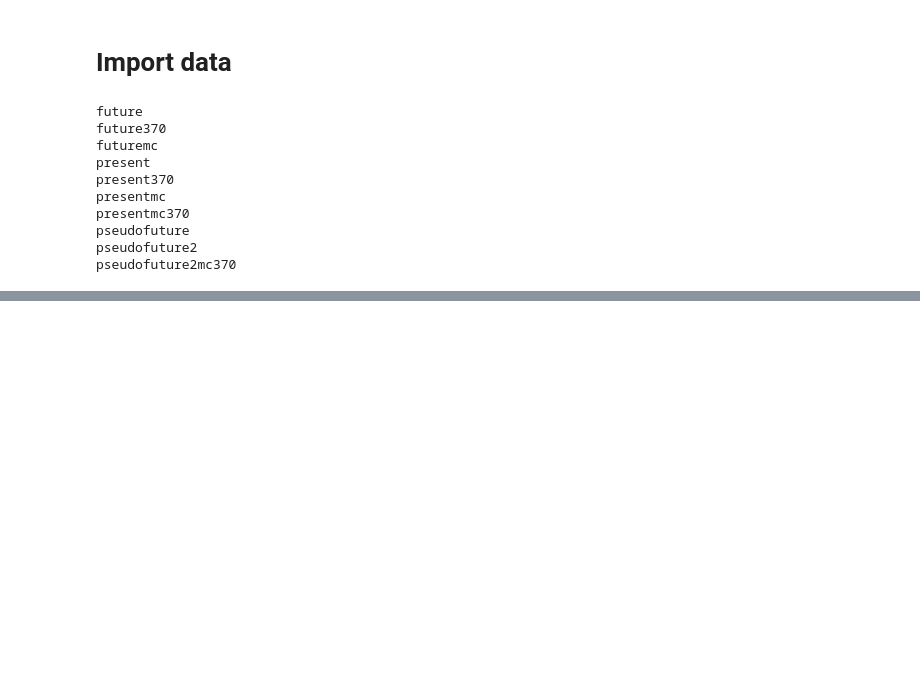
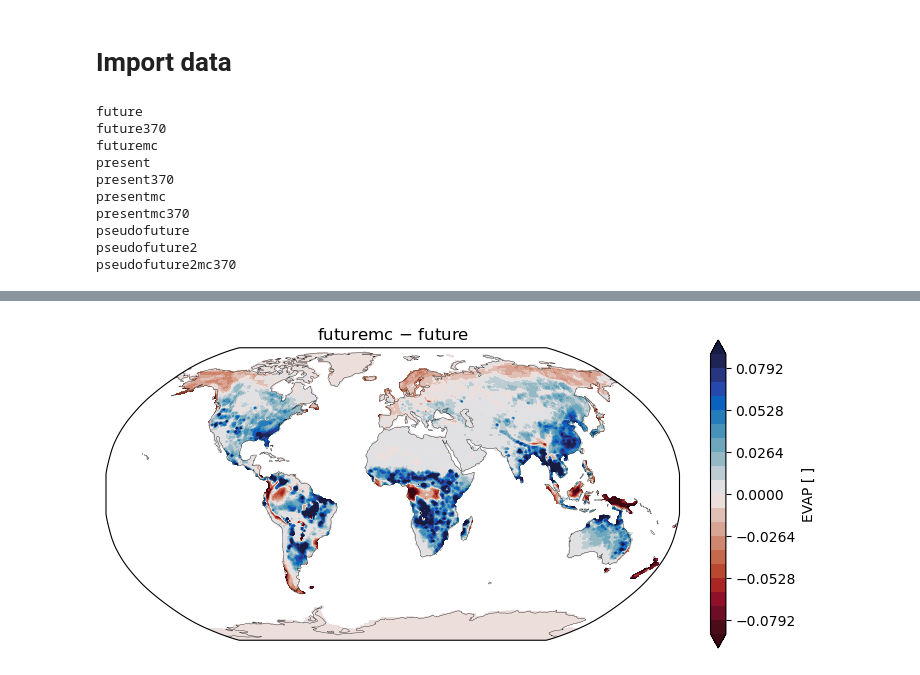
Before and after one commit to bbuchovecky/const_vpd, a Jupyter notebook: 04_scheff-et-al-2022.ipynb, the cells around one changed output, grey strips where cells are left out. Saved outputs shown, nothing was run; the diff lists cells and outputs as text; code cells hidden in the pictures; blank space fills up the shorter version.

```diff
--- a/04_scheff-et-al-2022.ipynb
+++ b/04_scheff-et-al-2022.ipynb
@@ -165,0 +235,4 @@ var = 'evap'
+# %%
+plot_scheff('evap', 'futuremc', 'future')
+# %% [output]
+[figure, added]
```
Also changed, not shown: parts of 28 cells of this notebook, 2 other files.
